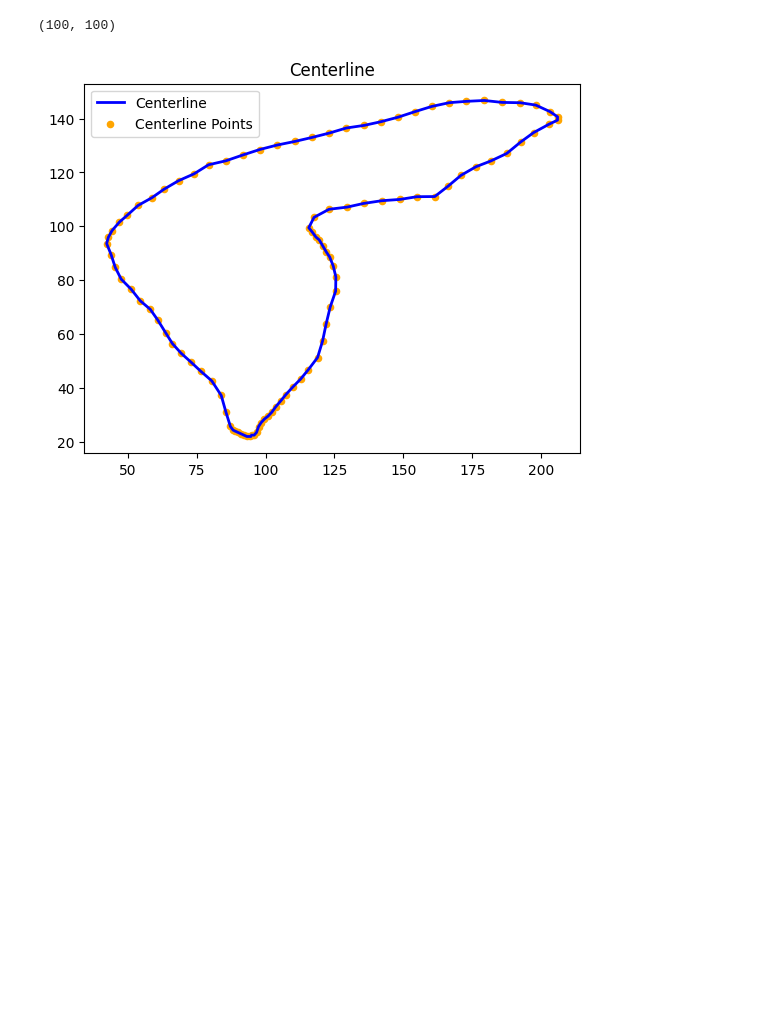
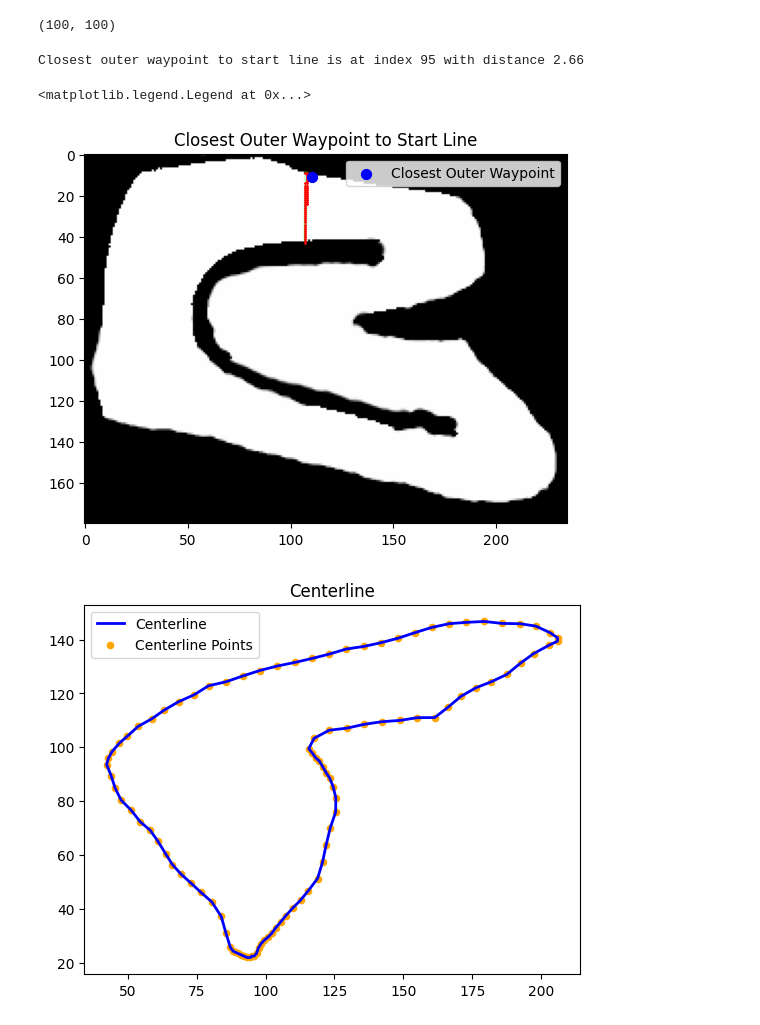
Before and after one commit to anjrew/race-lines-optimization, a Jupyter notebook: notebooks/track_coordinates.ipynb, the cells around one changed output. Cells and saved outputs as stored; diff of their text form; code cells hidden in the pictures; blank space fills up the shorter version.

```diff
--- a/notebooks/track_coordinates.ipynb
+++ b/notebooks/track_coordinates.ipynb
@@ -708,0 +776,13 @@ len(inner_waypoints), len(outer_waypoints)
+# %%
+closest_outer_start_line_index = find_closest_waypoint(start_line_coords, outer_waypoints)
+print(f"Closest outer waypoint to start line is at index {closest_outer_start_line_index} with distance {closest_outer_start_line_index:.2f}")
+# Plot the closest waypoint
+plt.imshow(start_line_img)
+plt.scatter(start_line_coords[:, 0], start_line_coords[:, 1], c='red', s=1)  # Red dots for start line
+plt.scatter(outer_waypoints[closest_outer_start_line_index, 0], outer_waypoints[closest_outer_start_line_index, 1], c='blue', s=50, label='Closest Outer Waypoint')
+plt.title('Closest Outer Waypoint to Start Line')
+plt.legend()
+# %% [output]
+Closest outer waypoint to start line is at index 95 with distance 2.66
+<matplotlib.legend.Legend at 0x...>
+[figure, added]
```
Also changed, not shown: parts of 4 cells of this notebook.
